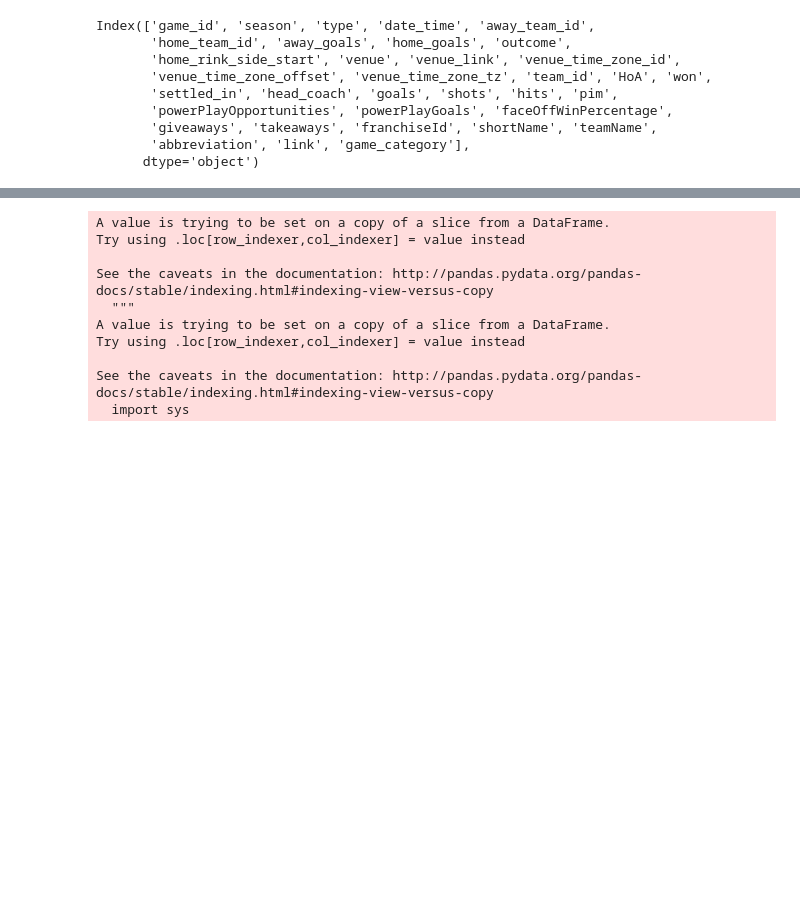
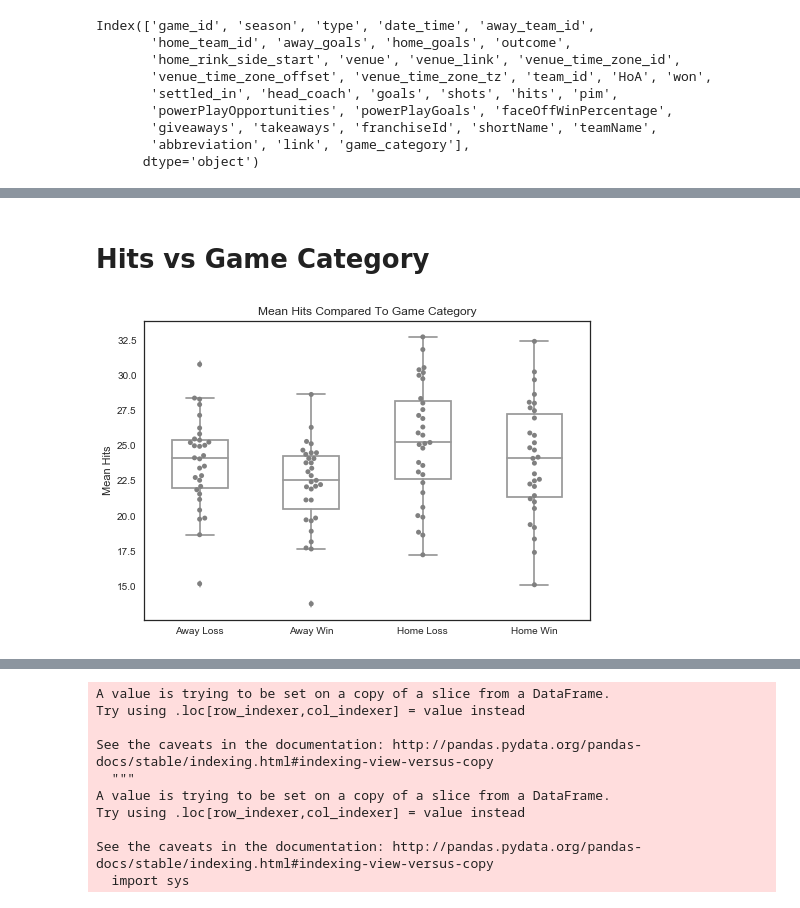
Before and after one commit to UCB-INFO-PYTHON/project_2_Bergan_Biseda_Hardy, a Jupyter notebook: brent_12_4_2018.ipynb, the cells around one changed output, grey strips where cells are left out. Cells and saved outputs as stored; diff of their text form; code cells hidden in the pictures; blank space fills up the shorter version.

Commit message:
Added boxplots for hockey statistics

```diff
--- a/brent_12_4_2018.ipynb
+++ b/brent_12_4_2018.ipynb
@@ -123,0 +146,14 @@ df = game_and_stats.groupby(['teamName','game_category']).agg({'home_goals':['st
+# %%
+def create_boxplot_with_points(df, variable):
+    sns.boxplot(x="game_category", y=(variable,'mean'), data=df.reset_index(), color='white', width=.5)
+    ax = sns.swarmplot(x="game_category", y=(variable,'mean'), data=df.reset_index(), color="grey")
+    ax.set_ylabel('Mean '+variable.title())
+    ax.set_xlabel('')
+    ax.set_title(('Mean '+variable+' compared to Game Category').title())
+    pass
+# %% [markdown]
+# Hits vs Game Category
+# %%
+create_boxplot_with_points(df,'hits')
+# %% [output]
+[figure, added]
```
Also changed, not shown: parts of 28 cells of this notebook.
